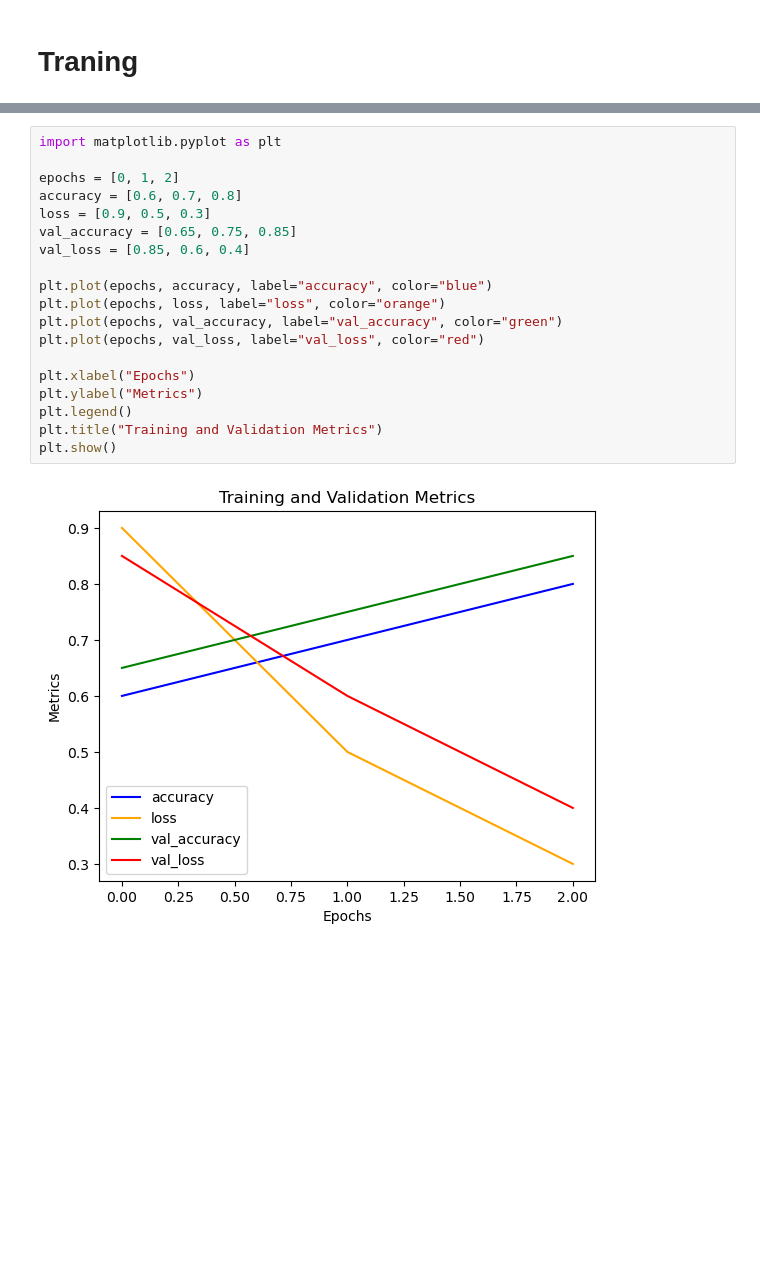
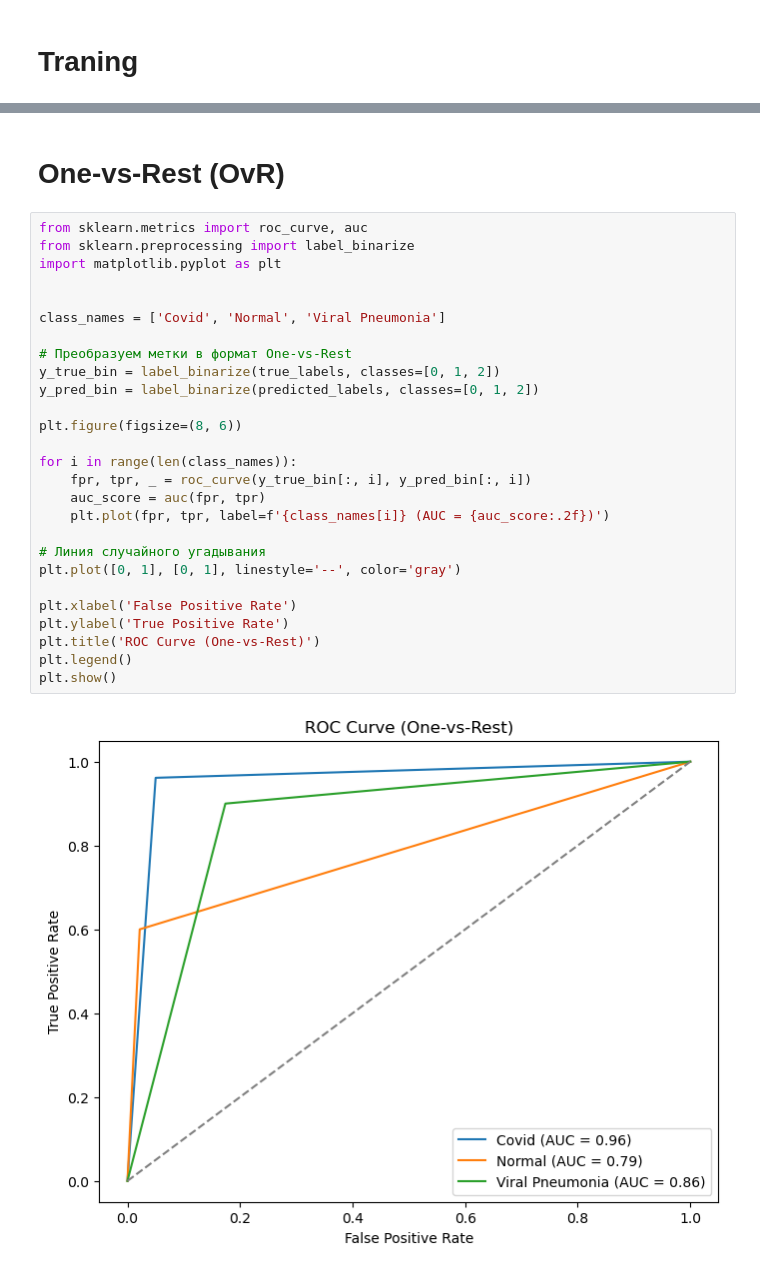
Before and after one commit to IhorKrain/CNN-Model-covid-19, a Jupyter notebook: Models/CNN_model.ipynb, the cells around one changed output, grey strips where cells are left out. Cells and saved outputs as stored; diff of their text form; blank space fills up the shorter version.

```diff
--- a/CNN_model.ipynb
+++ b/Models/CNN_model.ipynb
@@ -253,21 +253,31 @@ plt.show()
-# %%
-import matplotlib.pyplot as plt
-
-epochs = [0, 1, 2]
-accuracy = [0.6, 0.7, 0.8]
-loss = [0.9, 0.5, 0.3]
-val_accuracy = [0.65, 0.75, 0.85]
-val_loss = [0.85, 0.6, 0.4]
-
-plt.plot(epochs, accuracy, label="accuracy", color="blue")
-plt.plot(epochs, loss, label="loss", color="orange")
-plt.plot(epochs, val_accuracy, label="val_accuracy", color="green")
-plt.plot(epochs, val_loss, label="val_loss", color="red")
-
-plt.xlabel("Epochs")
-plt.ylabel("Metrics")
-plt.legend()
-plt.title("Training and Validation Metrics")
-plt.show()
-# %% [output]
-[figure, removed]
+# %% [markdown]
+# One-vs-Rest (OvR)
+# %%
+from sklearn.metrics import roc_curve, auc
+from sklearn.preprocessing import label_binarize
+import matplotlib.pyplot as plt
+
+
+class_names = ['Covid', 'Normal', 'Viral Pneumonia']
+
+# Преобразуем метки в формат One-vs-Rest
+y_true_bin = label_binarize(true_labels, classes=[0, 1, 2])
+y_pred_bin = label_binarize(predicted_labels, classes=[0, 1, 2])
+
+plt.figure(figsize=(8, 6))
+
+for i in range(len(class_names)):
+    fpr, tpr, _ = roc_curve(y_true_bin[:, i], y_pred_bin[:, i])
+    auc_score = auc(fpr, tpr)
+    plt.plot(fpr, tpr, label=f'{class_names[i]} (AUC = {auc_score:.2f})')
+
+# Линия случайного угадывания
+plt.plot([0, 1], [0, 1], linestyle='--', color='gray')
+
+plt.xlabel('False Positive Rate')
+plt.ylabel('True Positive Rate')
+plt.title('ROC Curve (One-vs-Rest)')
+plt.legend()
+plt.show()
+# %% [output]
+[figure, added]
```
Also changed, not shown: parts of 9 cells of this notebook, 9 other files.
